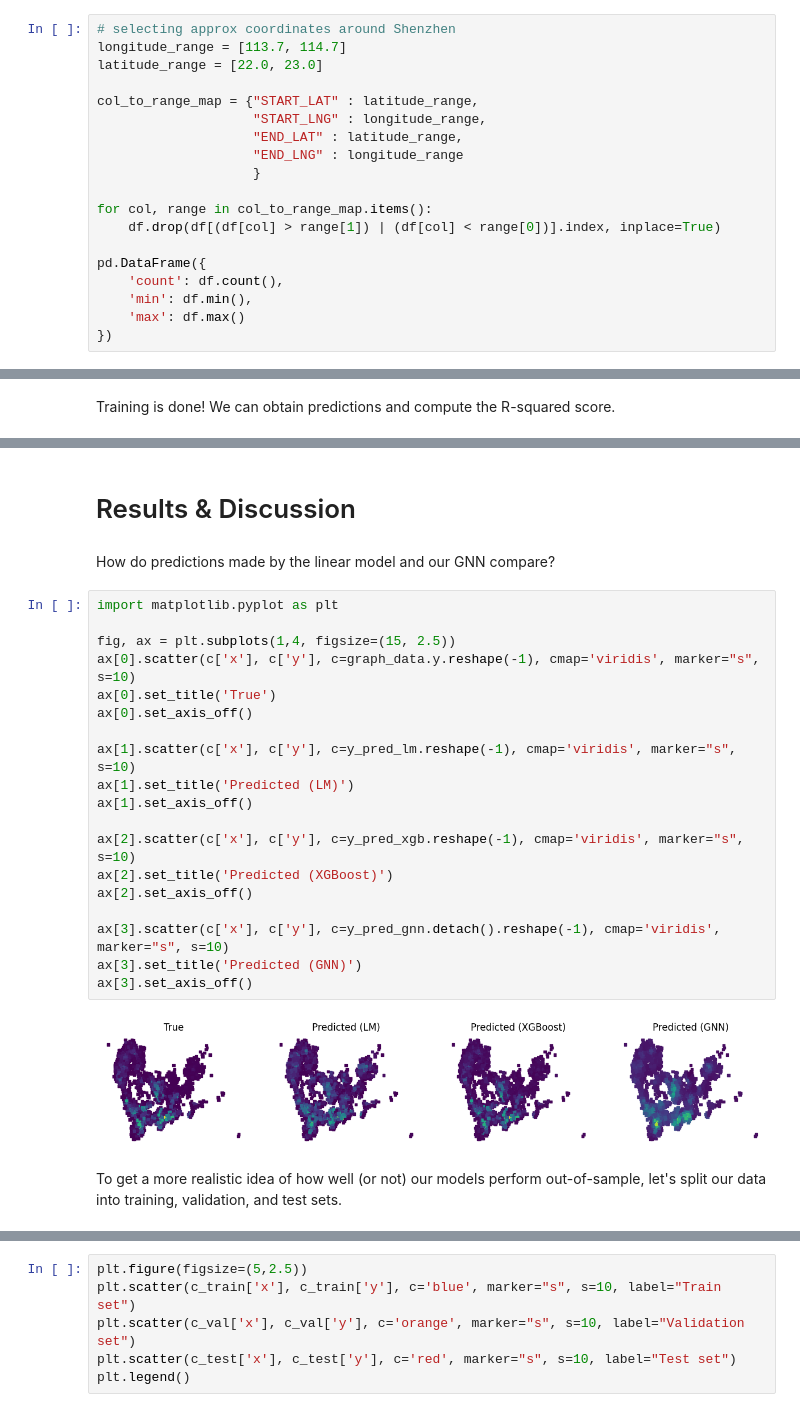
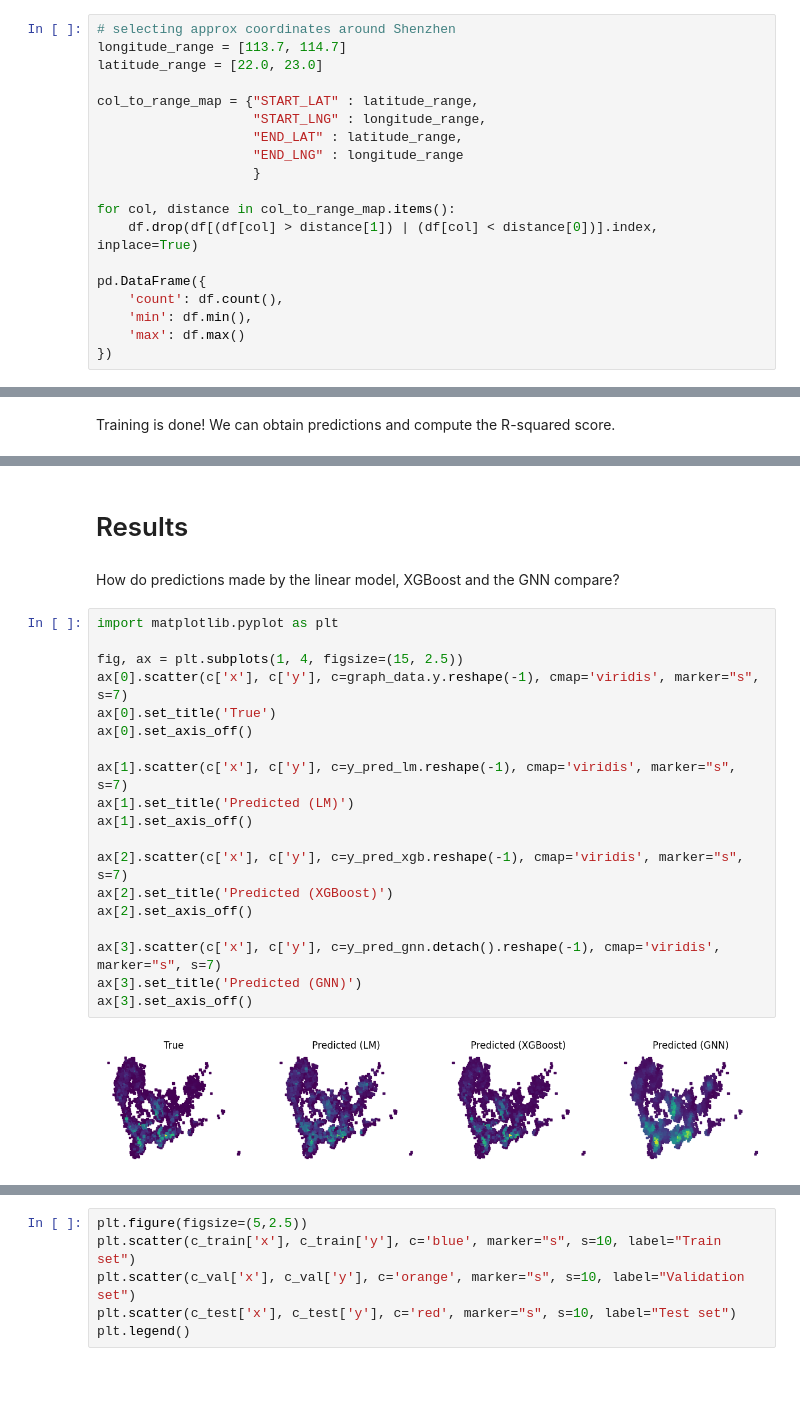
Before and after one commit to climatechange-ai-tutorials/mobility-demand, a Jupyter notebook: Predicting_Mobility_Demand_From_Urban_Features.ipynb, the cells around one changed output, grey strips where cells are left out. Cells and saved outputs as stored; diff of their text form; blank space fills up the shorter version.

```diff
--- a/Predicting_Mobility_Demand_From_Urban_Features.ipynb
+++ b/Predicting_Mobility_Demand_From_Urban_Features.ipynb
@@ -260,8 +267,8 @@ col_to_range_map = {"START_LAT" : latitude_range,
                     "END_LNG" : longitude_range
                     }
 
-for col, range in col_to_range_map.items():
-    df.drop(df[(df[col] > range[1]) | (df[col] < range[0])].index, inplace=True)
+for col, distance in col_to_range_map.items():
+    df.drop(df[(df[col] > distance[1]) | (df[col] < distance[0])].index, inplace=True)
 
 pd.DataFrame({
     'count': df.count(),
@@ -686,28 +701,26 @@ GNN R-squared: 0.512
 # %% [markdown]
-<a name="results-and-discussion"></a>
-# Results & Discussion
+<a name="results"></a>
+# Results
 # %% [markdown]
-How do predictions made by the linear model and our GNN compare?
+How do predictions made by the linear model, XGBoost and the GNN compare?
 # %%
 import matplotlib.pyplot as plt
 
-fig, ax = plt.subplots(1,4, figsize=(15, 2.5))
-ax[0].scatter(c['x'], c['y'], c=graph_data.y.reshape(-1), cmap='viridis', marker="s", s=10)
+fig, ax = plt.subplots(1, 4, figsize=(15, 2.5))
+ax[0].scatter(c['x'], c['y'], c=graph_data.y.reshape(-1), cmap='viridis', marker="s", s=7)
 ax[0].set_title('True')
 ax[0].set_axis_off()
 
-ax[1].scatter(c['x'], c['y'], c=y_pred_lm.reshape(-1), cmap='viridis', marker="s", s=10)
+ax[1].scatter(c['x'], c['y'], c=y_pred_lm.reshape(-1), cmap='viridis', marker="s", s=7)
 ax[1].set_title('Predicted (LM)')
 ax[1].set_axis_off()
 
-ax[2].scatter(c['x'], c['y'], c=y_pred_xgb.reshape(-1), cmap='viridis', marker="s", s=10)
+ax[2].scatter(c['x'], c['y'], c=y_pred_xgb.reshape(-1), cmap='viridis', marker="s", s=7)
 ax[2].set_title('Predicted (XGBoost)')
 ax[2].set_axis_off()
 
-ax[3].scatter(c['x'], c['y'], c=y_pred_gnn.detach().reshape(-1), cmap='viridis', marker="s", s=10)
+ax[3].scatter(c['x'], c['y'], c=y_pred_gnn.detach().reshape(-1), cmap='viridis', marker="s", s=7)
 ax[3].set_title('Predicted (GNN)')
 ax[3].set_axis_off()
 # %% [output]
-[figure, old version]
+[figure, new version]
-# %% [markdown]
-To get a more realistic idea of how well (or not) our models perform out-of-sample, let's split our data into training, validation, and test sets.
```
Also changed, not shown: parts of 51 cells of this notebook.
